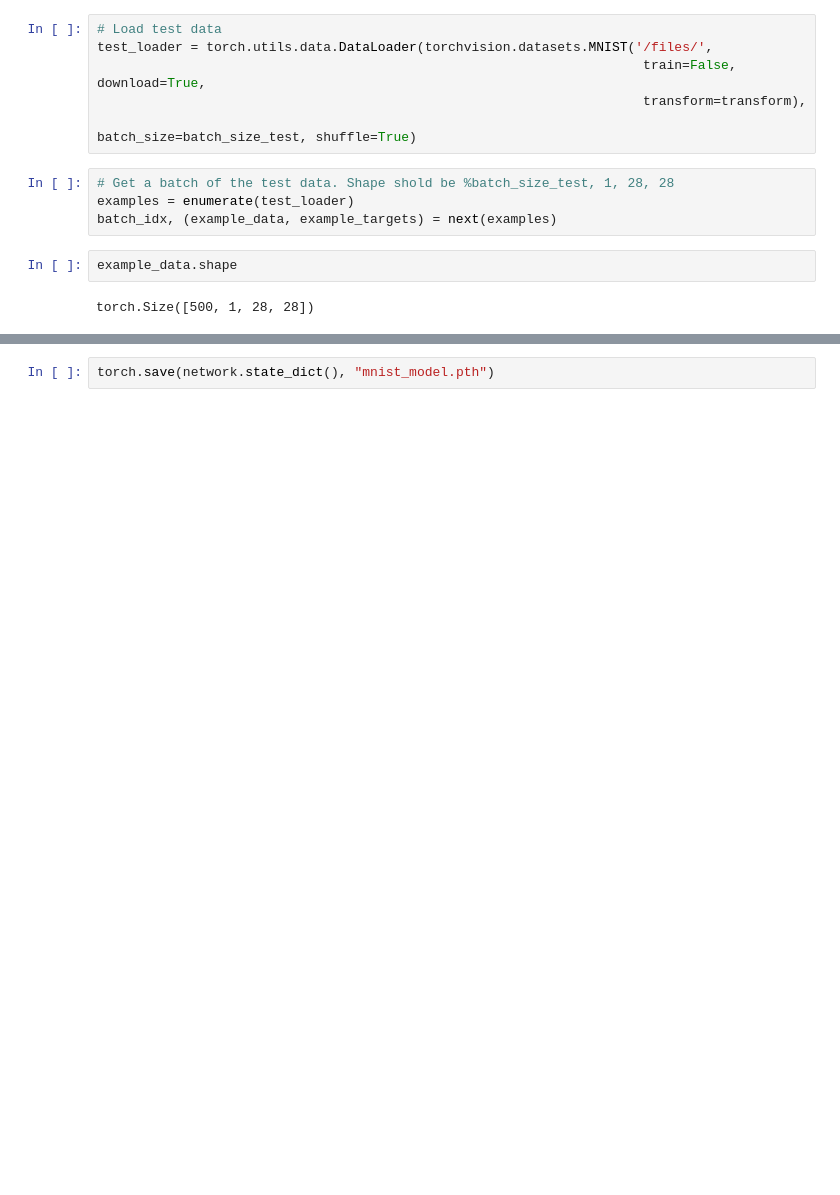
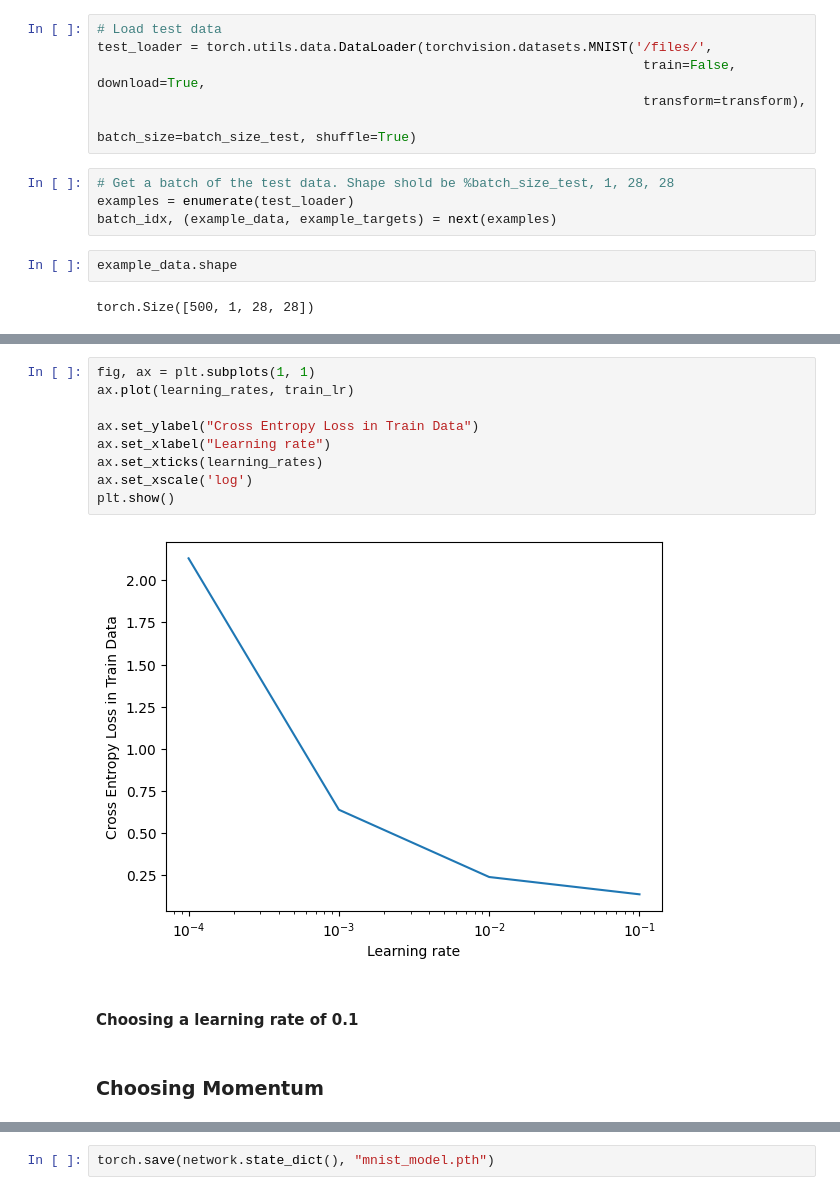
Before and after one commit to GohanDGeo/Digit-Recognition-MNIST, a Jupyter notebook: mnist.ipynb, the cells around one changed output, grey strips where cells are left out. Drawn from its saved outputs; the diff is of its cells as text; blank space fills up the shorter version.

```diff
--- a/mnist.ipynb
+++ b/mnist.ipynb
@@ -131,0 +198,15 @@ class CNNDigitClassifier(DigitClassifier):
+# %%
+fig, ax = plt.subplots(1, 1)
+ax.plot(learning_rates, train_lr)
+
+ax.set_ylabel("Cross Entropy Loss in Train Data")
+ax.set_xlabel("Learning rate")
+ax.set_xticks(learning_rates)
+ax.set_xscale('log')
+plt.show()
+# %% [output]
+[figure, added]
+# %% [markdown]
+#### Choosing a learning rate of 0.1
+# %% [markdown]
+### Choosing Momentum
```
Also changed, not shown: parts of 26 cells of this notebook, 1 other file.
